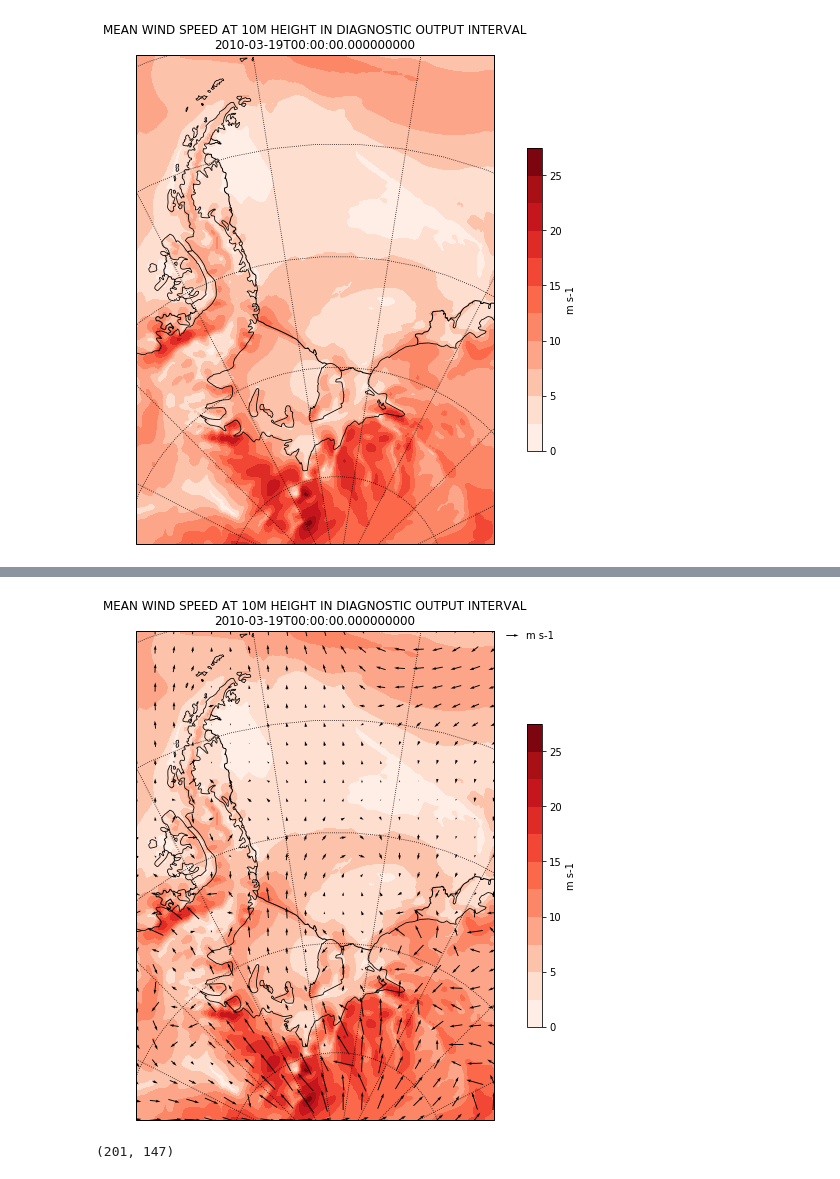
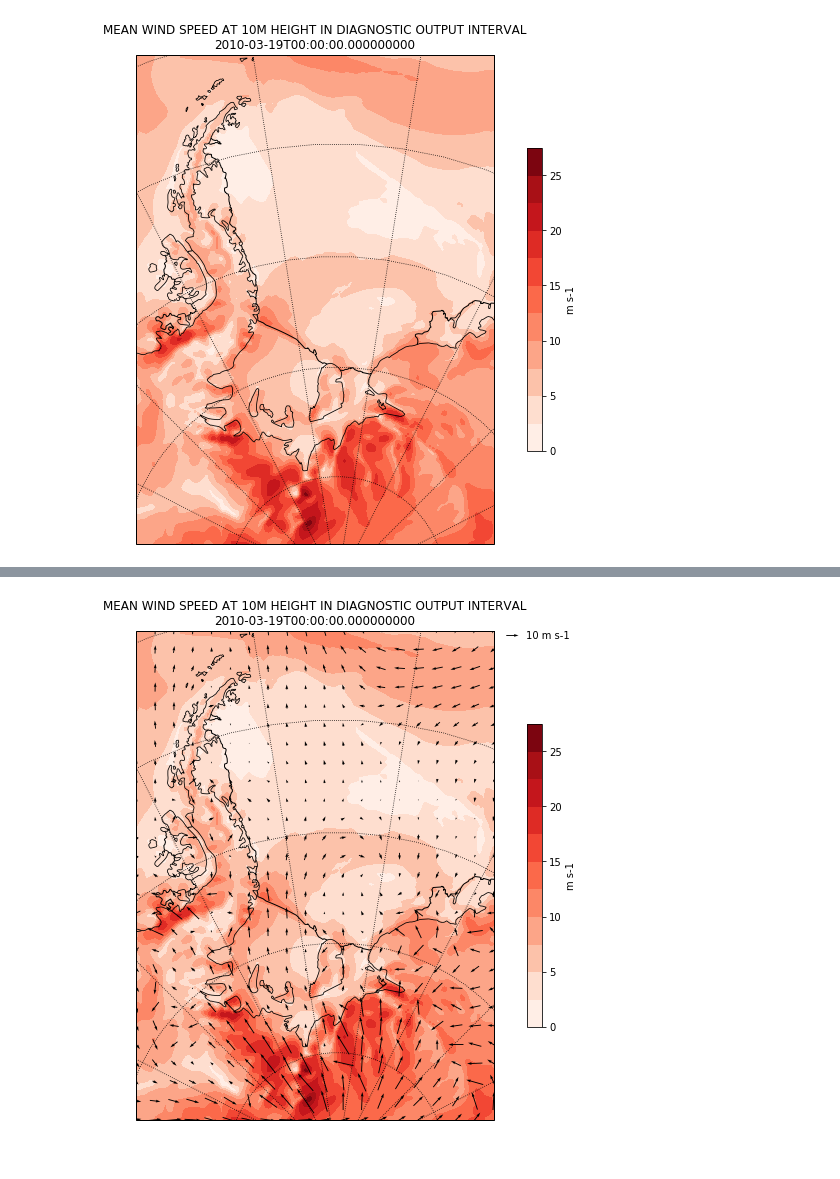
Before and after one commit to scotthosking/notebooks, a Jupyter notebook: read_wrf_into_xarray.ipynb, the cells around one changed output, grey strips where cells are left out. Saved outputs shown, nothing was run; the diff lists cells and outputs as text; code cells hidden in the pictures.

```diff
--- a/read_wrf_into_xarray.ipynb
+++ b/read_wrf_into_xarray.ipynb
@@ -185,37 +196,33 @@ ax.add_feature(cfe.NaturalEarthFeature('physical', 'antarctic_ice_shelves_lines'
 # qplt.contourf(windspeed, 20)
 plt.contourf(wrf.to_np(lons), wrf.to_np(lats), wrf.to_np(windspeed), 10,
                 transform=crs.PlateCarree(), cmap=get_cmap("Reds"))
 
 # Add a color bar
 cbar = plt.colorbar(ax=ax, shrink=.62)
 cbar.set_label(windspeed.units)
 
 # Set the map limits.  Not really necessary, but used for demonstration.
 ax.set_xlim(wrf.cartopy_xlim(windspeed))
 ax.set_ylim(wrf.cartopy_ylim(windspeed))
 
 # Add the gridlines
 ax.gridlines(color="black", linestyle="dotted")
 
 plt.title(windspeed.description+'\n'+str(windspeed.Time.values))
 
 # Add arrows to show the wind vectors !!!!
 x = uwind.XLONG.values
 y = uwind.XLAT.values
 u = uwind.values
 v = vwind.values
 
 Q = plt.quiver( x, y, u, v,
                pivot='middle',
-#                scale=3, width=0.002,
                transform=crs.PlateCarree(),
                regrid_shape=20 )
 
-qk = plt.quiverkey(Q, 1.07, 0.99, 10, uwind.units, labelpos='E',
+### plot quiver key
+qk = plt.quiverkey(Q, 1.07, 0.99, 10, str(10)+' '+uwind.units, labelpos='E',
                        coordinates='axes')
 # %% [output]
-[figure, old version]
+[figure, new version]
-# %%
-x.shape
-# %% [output]
-(201, 147)
```
Also changed, not shown: parts of 9 cells of this notebook.
